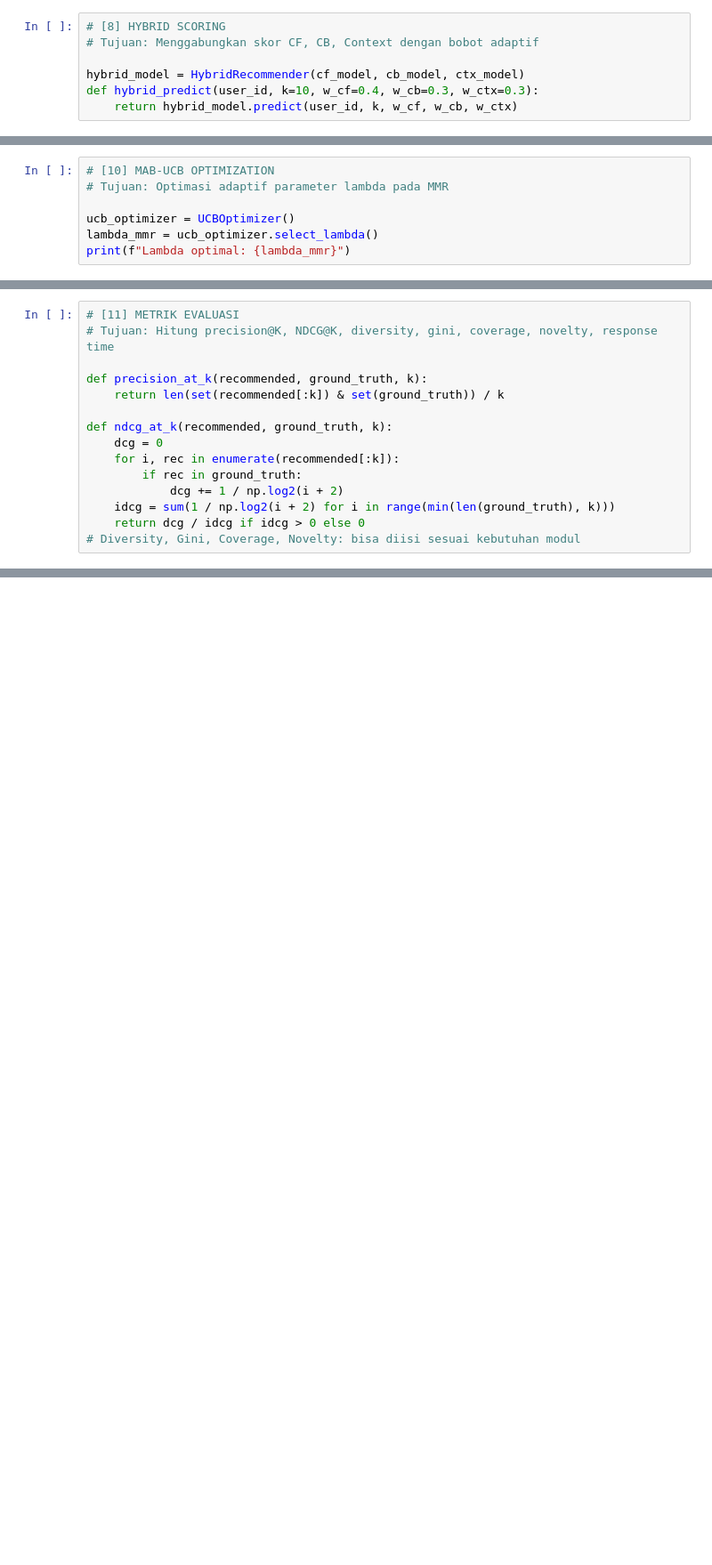
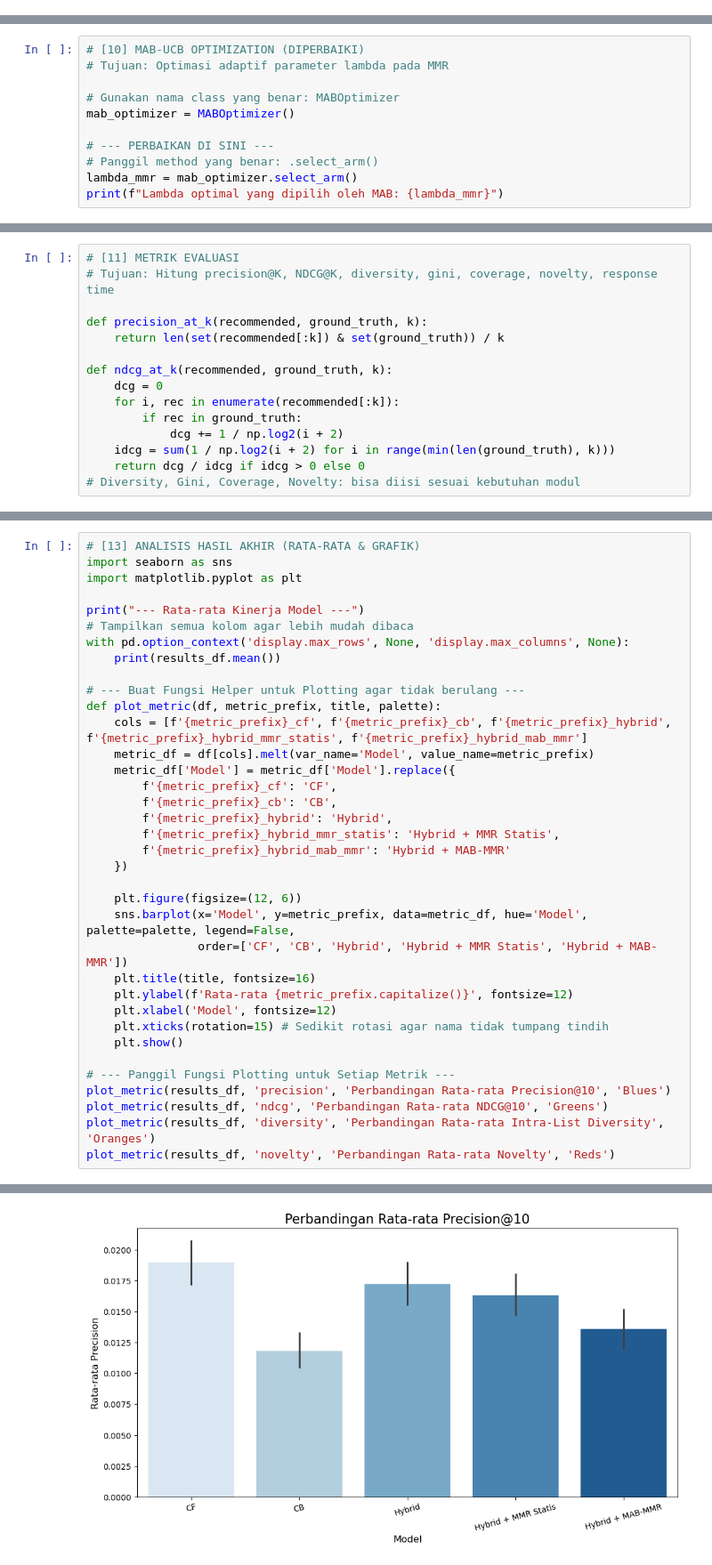
Before and after one commit to MEgyptPra/sistem-rekomendasi-adaptif, a Jupyter notebook: notebooks/notebooks_evaluasi_adaptif_Version3.ipynb, the cells around one changed output, grey strips where cells are left out. Shown at 89% size. Drawn from its saved outputs; the diff is of its cells as text; blank space fills up the shorter version.

```diff
--- a/notebooks/notebooks_evaluasi_adaptif_Version3.ipynb
+++ b/notebooks/notebooks_evaluasi_adaptif_Version3.ipynb
@@ -323,7 +356,0 @@ def ctx_predict(user_id, k=10):
-# %%
-# [8] HYBRID SCORING
-# Tujuan: Menggabungkan skor CF, CB, Context dengan bobot adaptif
-
-hybrid_model = HybridRecommender(cf_model, cb_model, ctx_model)
-def hybrid_predict(user_id, k=10, w_cf=0.4, w_cb=0.3, w_ctx=0.3):
-    return hybrid_model.predict(user_id, k, w_cf, w_cb, w_ctx)
@@ -336,9 +541,13 @@ def mmr_predict(user_id, k=10, lambda_mmr=0.5):
     similarity_matrix = cb_model.similarity_matrix  # Misal sudah disiapkan di modul
     return mmr_rerank(candidates, similarity_matrix, lambda_mmr, k)
 # %%
-# [10] MAB-UCB OPTIMIZATION
+# [10] MAB-UCB OPTIMIZATION (DIPERBAIKI)
 # Tujuan: Optimasi adaptif parameter lambda pada MMR
 
-ucb_optimizer = UCBOptimizer()
-lambda_mmr = ucb_optimizer.select_lambda()
-print(f"Lambda optimal: {lambda_mmr}")
+# Gunakan nama class yang benar: MABOptimizer
+mab_optimizer = MABOptimizer()
+
+# --- PERBAIKAN DI SINI ---
+# Panggil method yang benar: .select_arm()
+lambda_mmr = mab_optimizer.select_arm()
+print(f"Lambda optimal yang dipilih oleh MAB: {lambda_mmr}")
@@ -391,0 +772,37 @@ plt.show()
+# %%
+# [13] ANALISIS HASIL AKHIR (RATA-RATA & GRAFIK)
+import seaborn as sns
+import matplotlib.pyplot as plt
+
+print("--- Rata-rata Kinerja Model ---")
+# Tampilkan semua kolom agar lebih mudah dibaca
+with pd.option_context('display.max_rows', None, 'display.max_columns', None):
+    print(results_df.mean())
+
+# --- Buat Fungsi Helper untuk Plotting agar tidak berulang ---
+def plot_metric(df, metric_prefix, title, palette):
+    cols = [f'{metric_prefix}_cf', f'{metric_prefix}_cb', f'{metric_prefix}_hybrid', f'{metric_prefix}_hybrid_mmr_statis', f'{metric_prefix}_hybrid_mab_mmr']
+    metric_df = df[cols].melt(var_name='Model', value_name=metric_prefix)
+    metric_df['Model'] = metric_df['Model'].replace({
+        f'{metric_prefix}_cf': 'CF',
+        f'{metric_prefix}_cb': 'CB',
+        f'{metric_prefix}_hybrid': 'Hybrid',
+        f'{metric_prefix}_hybrid_mmr_statis': 'Hybrid + MMR Statis',
+        f'{metric_prefix}_hybrid_mab_mmr': 'Hybrid + MAB-MMR'
+    })
+
+    plt.figure(figsize=(12, 6))
+    sns.barplot(x='Model', y=metric_prefix, data=metric_df, hue='Model', palette=palette, legend=False,
+                order=['CF', 'CB', 'Hybrid', 'Hybrid + MMR Statis', 'Hybrid + MAB-MMR'])
+    plt.title(title, fontsize=16)
+    plt.ylabel(f'Rata-rata {metric_prefix.capitalize()}', fontsize=12)
+    plt.xlabel('Model', fontsize=12)
+    plt.xticks(rotation=15) # Sedikit rotasi agar nama tidak tumpang tindih
+    plt.show()
+
+# --- Panggil Fungsi Plotting untuk Setiap Metrik ---
+plot_metric(results_df, 'precision', 'Perbandingan Rata-rata Precision@10', 'Blues')
+plot_metric(results_df, 'ndcg', 'Perbandingan Rata-rata NDCG@10', 'Greens')
+plot_metric(results_df, 'diversity', 'Perbandingan Rata-rata Intra-List Diversity', 'Oranges')
+plot_metric(results_df, 'novelty', 'Perbandingan Rata-rata Novelty', 'Reds')
+# %% [output]
@@ -391,0 +826 @@ plt.show()
+[figure, added]
```
Also changed, not shown: parts of 30 cells of this notebook, 16 other files.
